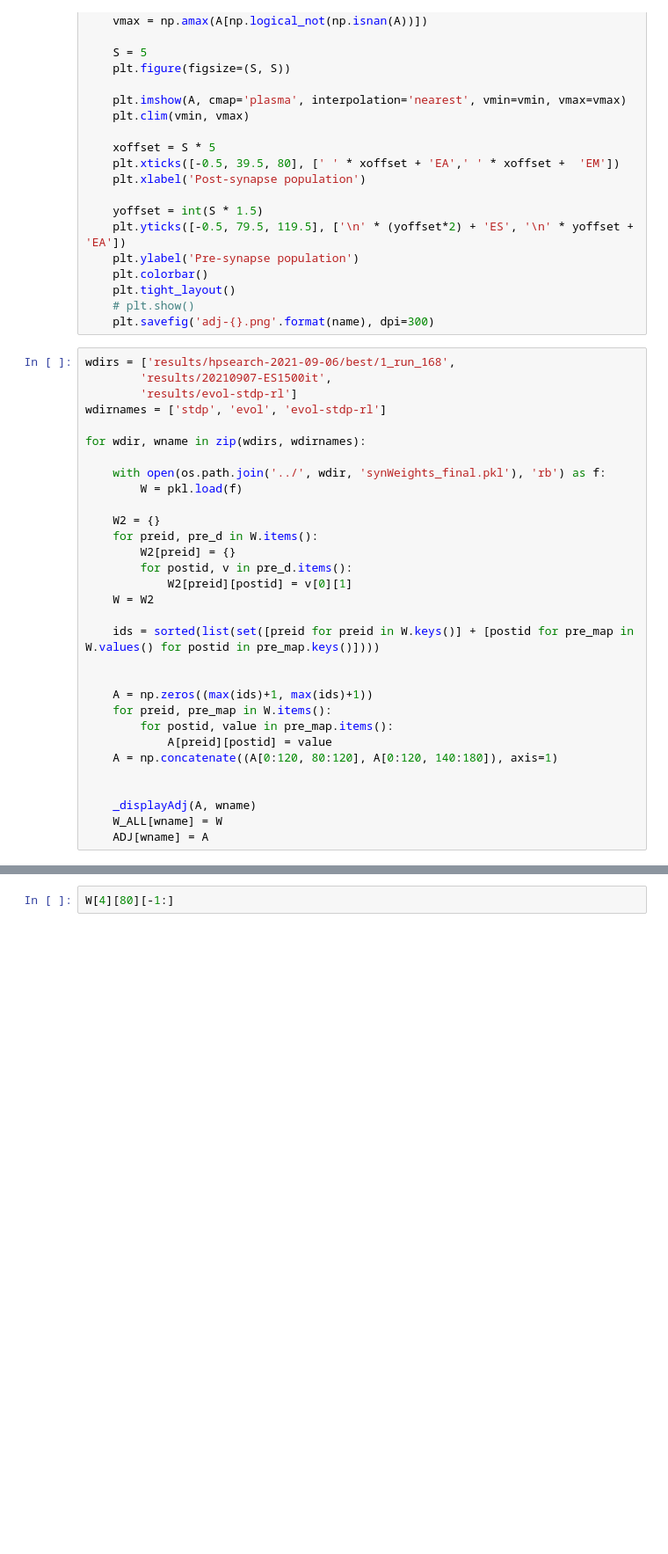
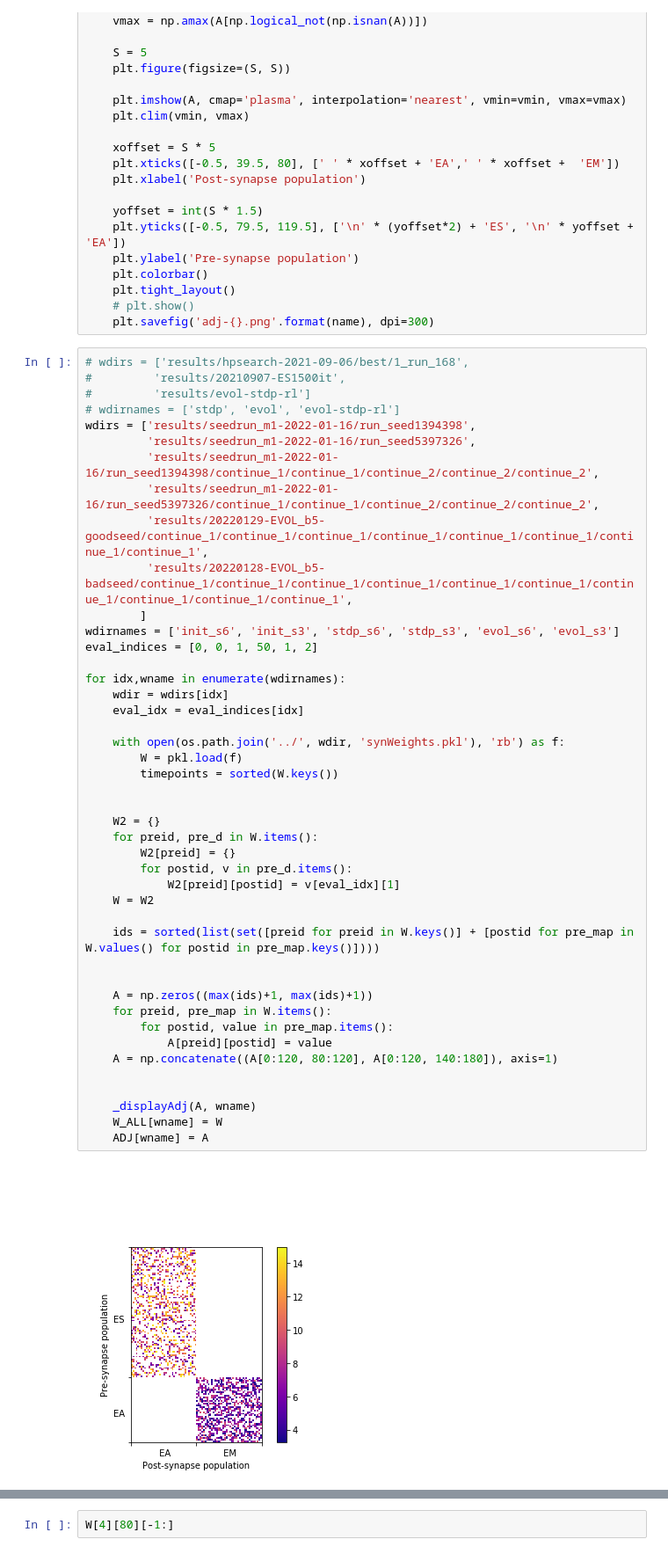
Before and after one commit to NathanKlineInstitute/netpyne-STDP, a Jupyter notebook: notebooks/model weights plots.ipynb, the cells around one changed output, grey strips where cells are left out. Shown at 88% size. Cells and saved outputs as stored; diff of their text form; blank space fills up the shorter version.

```diff
--- a/notebooks/model weights plots.ipynb
+++ b/notebooks/model weights plots.ipynb
@@ -39,33 +39,48 @@ def _displayAdj(A, name):
     # plt.show()
     plt.savefig('adj-{}.png'.format(name), dpi=300)
 # %%
-wdirs = ['results/hpsearch-2021-09-06/best/1_run_168',
-        'results/20210907-ES1500it',
-        'results/evol-stdp-rl']
-wdirnames = ['stdp', 'evol', 'evol-stdp-rl']
+# wdirs = ['results/hpsearch-2021-09-06/best/1_run_168',
+#         'results/20210907-ES1500it',
+#         'results/evol-stdp-rl']
+# wdirnames = ['stdp', 'evol', 'evol-stdp-rl']
+wdirs = ['results/seedrun_m1-2022-01-16/run_seed1394398',
+         'results/seedrun_m1-2022-01-16/run_seed5397326',
+         'results/seedrun_m1-2022-01-16/run_seed1394398/continue_1/continue_1/continue_2/continue_2/continue_2',
+         'results/seedrun_m1-2022-01-16/run_seed5397326/continue_1/continue_1/continue_2/continue_2/continue_2',
+         'results/20220129-EVOL_b5-goodseed/continue_1/continue_1/continue_1/continue_1/continue_1/continue_1/continue_1/continue_1',
+         'results/20220128-EVOL_b5-badseed/continue_1/continue_1/continue_1/continue_1/continue_1/continue_1/continue_1/continue_1/continue_1/continue_1',
+        ]
+wdirnames = ['init_s6', 'init_s3', 'stdp_s6', 'stdp_s3', 'evol_s6', 'evol_s3']
+eval_indices = [0, 0, 1, 50, 1, 2]
 
-for wdir, wname in zip(wdirs, wdirnames):
+for idx,wname in enumerate(wdirnames):
+    wdir = wdirs[idx]
+    eval_idx = eval_indices[idx]
 
-    with open(os.path.join('../', wdir, 'synWeights_final.pkl'), 'rb') as f:
+    with open(os.path.join('../', wdir, 'synWeights.pkl'), 'rb') as f:
         W = pkl.load(f)
+        timepoints = sorted(W.keys())
+
 
     W2 = {}
     for preid, pre_d in W.items():
         W2[preid] = {}
         for postid, v in pre_d.items():
-            W2[preid][postid] = v[0][1]
+            W2[preid][postid] = v[eval_idx][1]
     W = W2
 
     ids = sorted(list(set([preid for preid in W.keys()] + [postid for pre_map in W.values() for postid in pre_map.keys()])))
 
 
     A = np.zeros((max(ids)+1, max(ids)+1))
     for preid, pre_map in W.items():
         for postid, value in pre_map.items():
             A[preid][postid] = value
     A = np.concatenate((A[0:120, 80:120], A[0:120, 140:180]), axis=1)
 
 
     _displayAdj(A, wname)
     W_ALL[wname] = W
     ADJ[wname] = A
+# %% [output]
+[figure, added]
```
Also changed, not shown: parts of 18 cells of this notebook, 6 other files.
